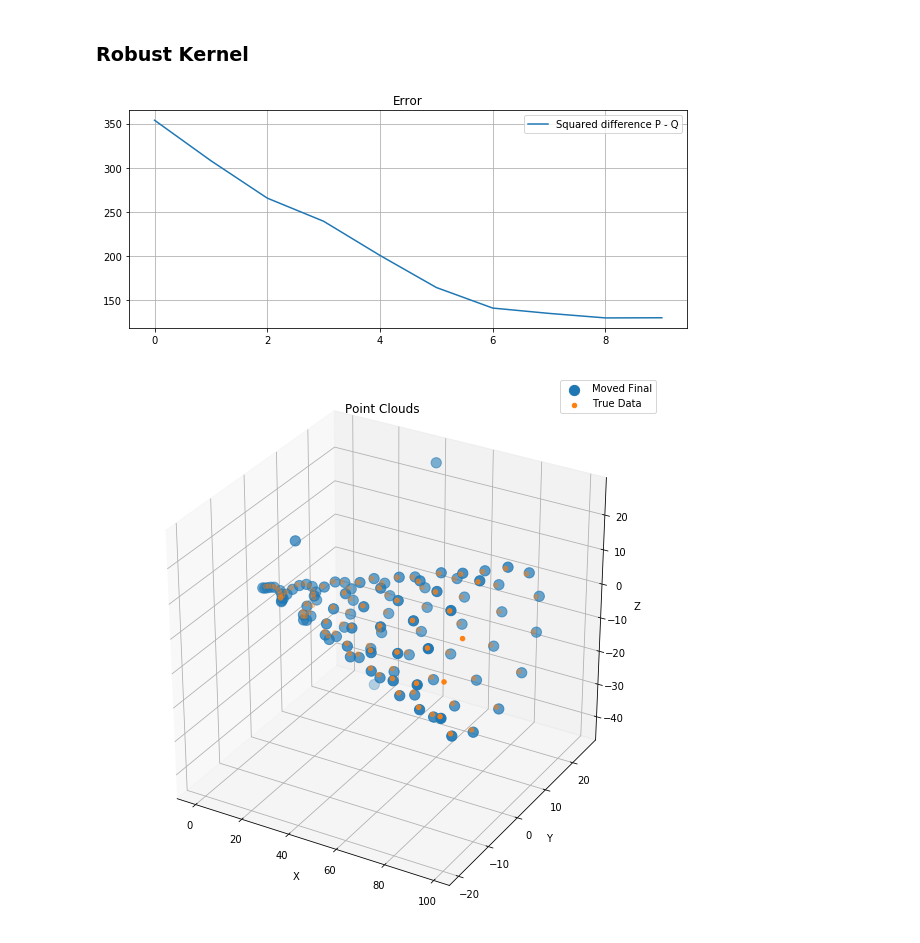
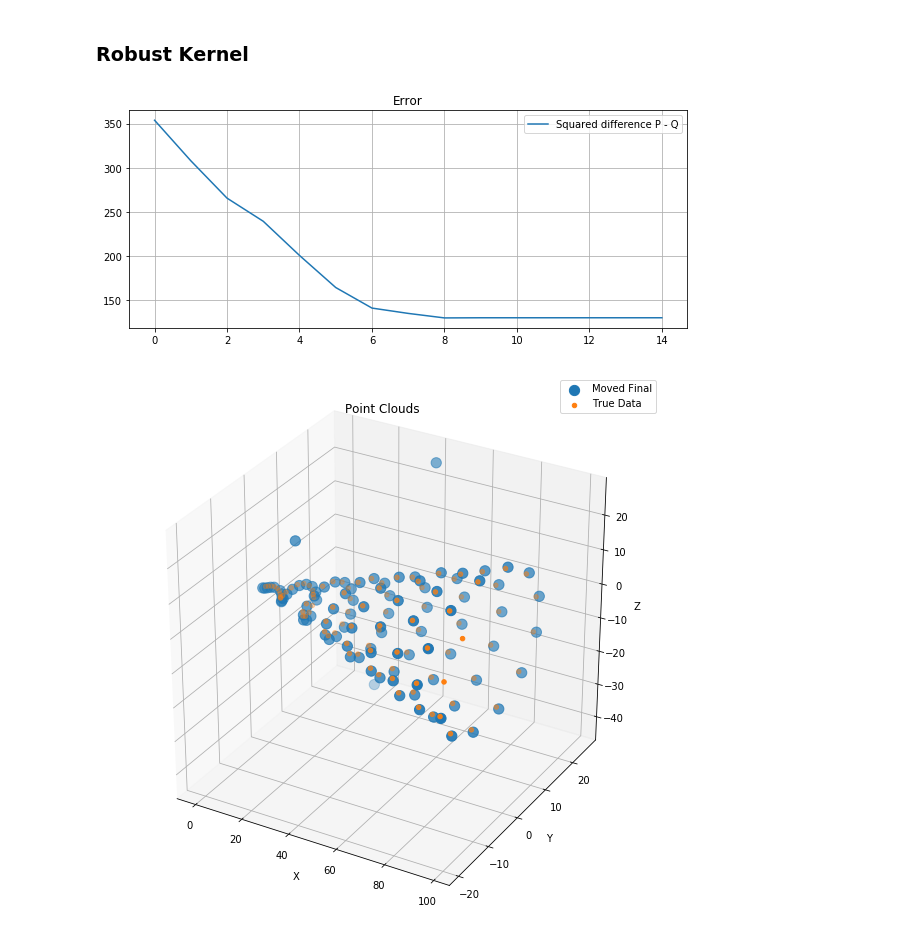
Before and after one commit to JyotiSunkara/ICP, a Jupyter notebook: Handling Outliers.ipynb, the cells around one changed output. Drawn from its saved outputs; the diff is of its cells as text; code cells hidden in the pictures.

```diff
--- a/Handling Outliers.ipynb
+++ b/Handling Outliers.ipynb
@@ -127,31 +127,31 @@ def computeCrosscovariance(P, Q, correspondences, kernel = lambda diff: 1.0):
         cov += weight * qPoint.dot(pPoint.T)
     return cov, excludeIndices
 # %%
-def ICP(P, Q, iterations = 10, kernel=lambda diff: 1.0):
+def ICP(P, Q, iterations = 15, kernel=lambda diff: 1.0):
     centerQ, Qcentered = centerData(Q)
     normValues = []
     Pvalues = [P.copy()]
     Pcopy = P.copy()
     correspValues = []
     excludeIndices = []
     for i in range(iterations):
         centerP, Pcentered = centerData(Pcopy, excludeIndices)
         correspondences = getCorrespondences(Pcentered, Qcentered)
         correspValues.append(correspondences)
         normValues.append(np.linalg.norm(Pcentered - Qcentered))
         cov, excludeIndices = computeCrosscovariance(Pcentered, Qcentered, correspondences, kernel)
         U, S, VT = np.linalg.svd(cov)
         R = U.dot(VT)
         t = centerQ - R.dot(centerP)
         Pcopy = R.dot(Pcopy) + t
         Pvalues.append(Pcopy)
     correspValues.append(correspValues[-1])
     return Pvalues, normValues, correspValues
 
 Pvalues, normValues, correspValues = ICP(Poutliers, Q, kernel=partial(kernel, 20))
 plotValues(normValues, "Squared difference P - Q")
 plotData(Pvalues[-1], Q, 'Moved Final', 'True Data', markersize1 = 105)
 plt.show()
 # %% [output]
-[figure, old version]
+[figure, new version]
 [figure]
```
Also changed, not shown: 6 other files.
